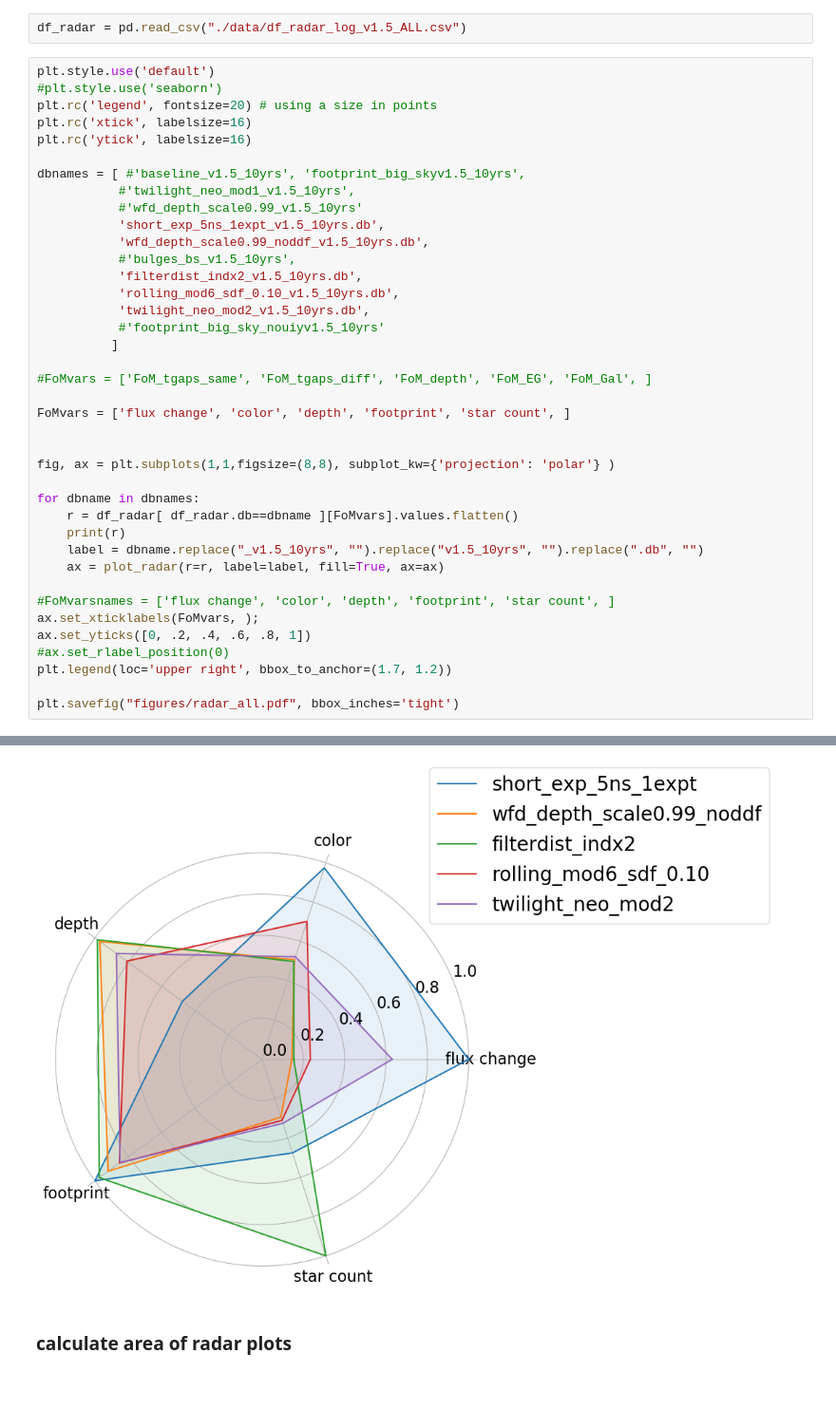
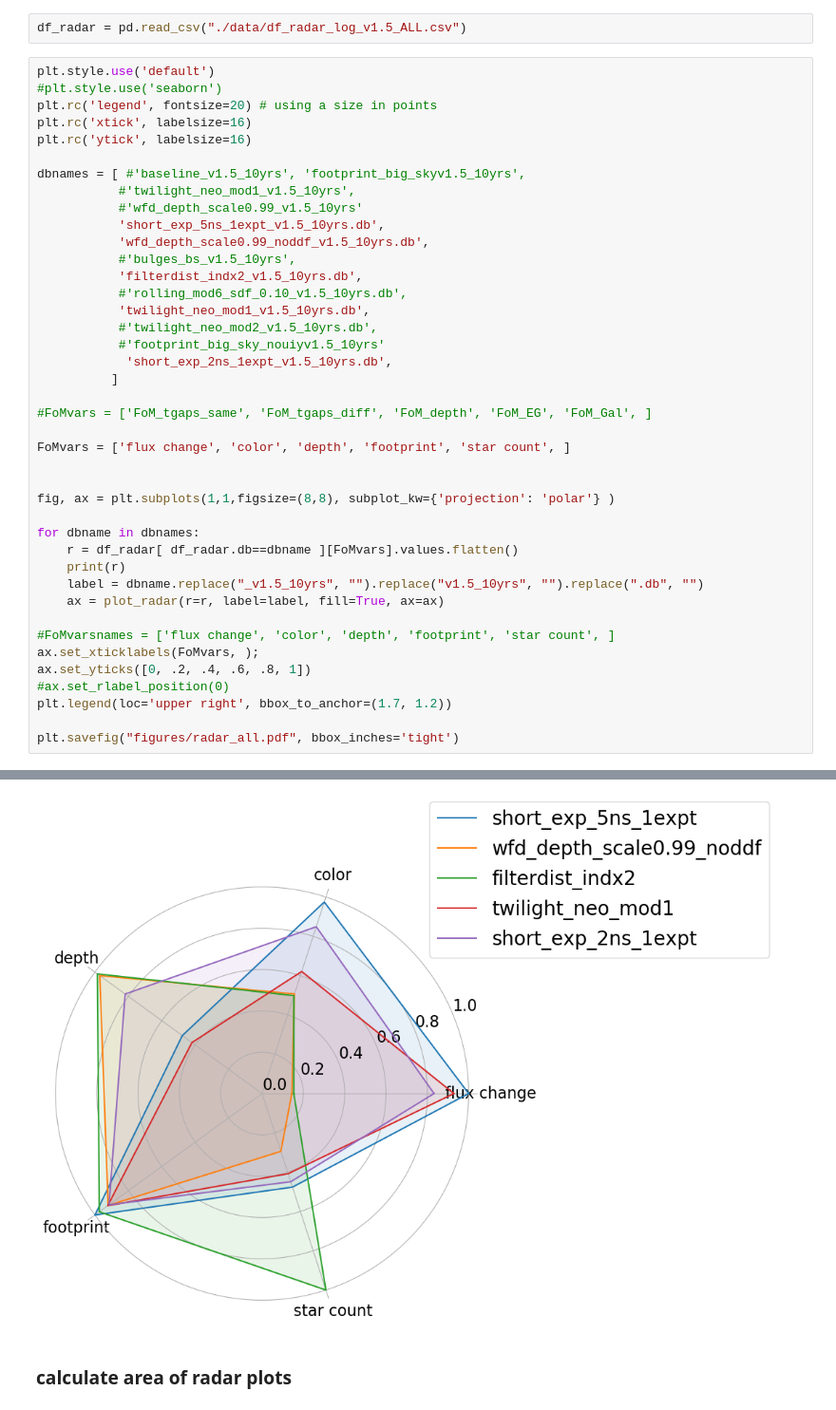
Before and after one commit to fedhere/LSSTunknowns, a Jupyter notebook: tdAdnom/plot_radar_parallel.ipynb, the cells around one changed output, grey strips where cells are left out. Shown at 95% size. Drawn from its saved outputs; the diff is of its cells as text.

Commit message:
update figures

```diff
--- a/tdAdnom/plot_radar_parallel.ipynb
+++ b/tdAdnom/plot_radar_parallel.ipynb
@@ -330,9 +330,11 @@ dbnames = [ #'baseline_v1.5_10yrs', 'footprint_big_skyv1.5_10yrs',
            'wfd_depth_scale0.99_noddf_v1.5_10yrs.db',
            #'bulges_bs_v1.5_10yrs',
            'filterdist_indx2_v1.5_10yrs.db',
-           'rolling_mod6_sdf_0.10_v1.5_10yrs.db',
-           'twilight_neo_mod2_v1.5_10yrs.db',
+           #'rolling_mod6_sdf_0.10_v1.5_10yrs.db',
+           'twilight_neo_mod1_v1.5_10yrs.db',
+           #'twilight_neo_mod2_v1.5_10yrs.db',
            #'footprint_big_sky_nouiyv1.5_10yrs'
+            'short_exp_2ns_1expt_v1.5_10yrs.db',
           ]
 
 #FoMvars = ['FoM_tgaps_same', 'FoM_tgaps_diff', 'FoM_depth', 'FoM_EG', 'FoM_Gal', ]
@@ -364,4 +366,4 @@ plt.savefig("figures/radar_all.pdf", bbox_inches='tight')
-[figure, old version]
+[figure, new version]
 # %% [markdown]
 ### calculate area of radar plots
 # %%
```
Also changed, not shown: parts of 1 cell of this notebook, 1 other file.
